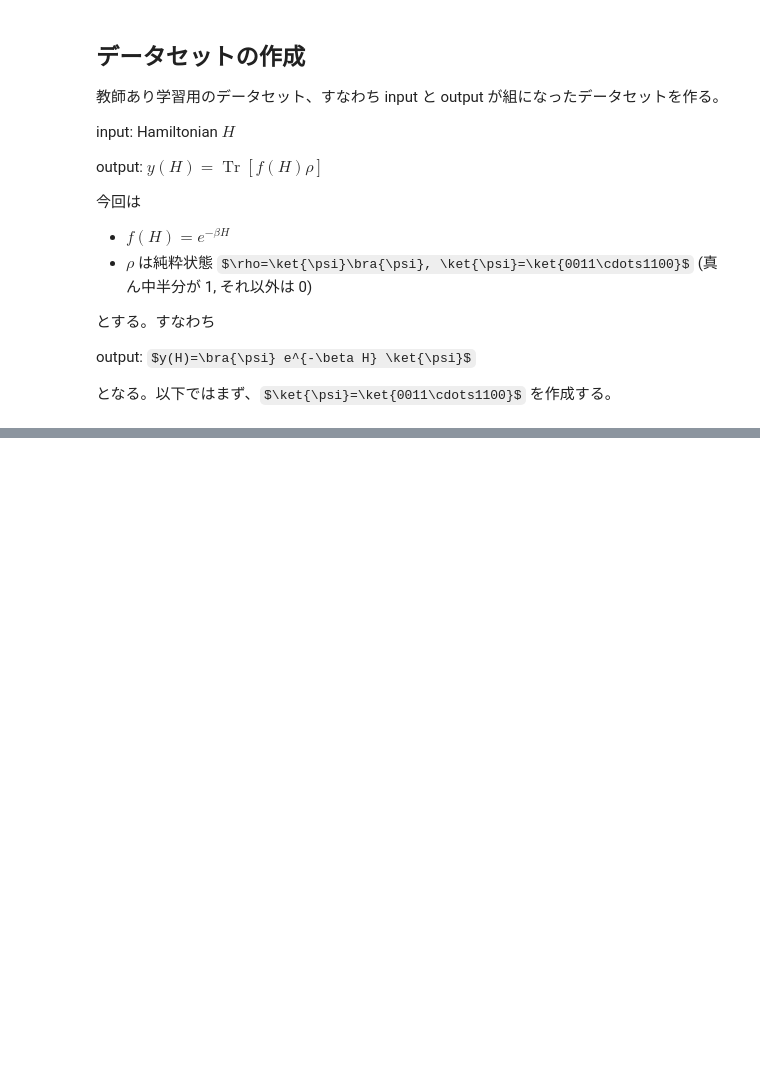
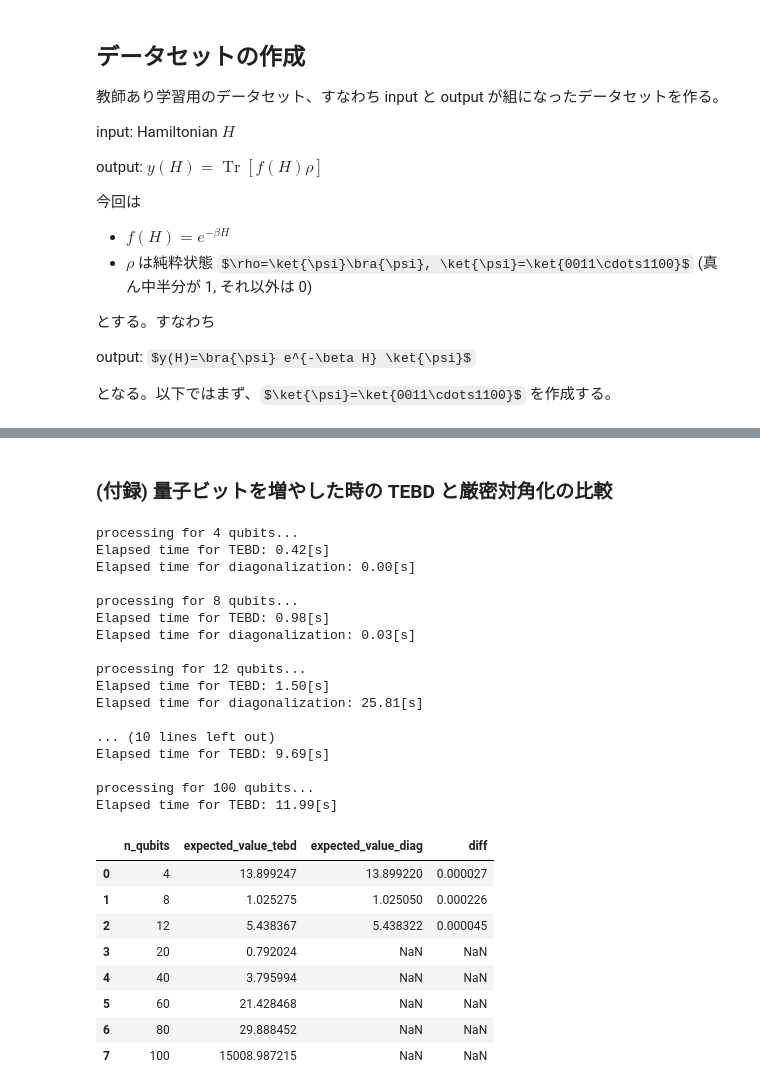
Before and after one commit to YutoMorohoshi/fourier_learning_ibm, a Jupyter notebook: get_dataset.ipynb, the cells around one changed output, grey strips where cells are left out. Cells and saved outputs as stored; diff of their text form; code cells hidden in the pictures; some formulas as TeX source; blank space fills up the shorter version.

```diff
--- a/get_dataset.ipynb
+++ b/get_dataset.ipynb
@@ -228,0 +200,57 @@ Sample 54/55
+# %% [markdown]
+### (付録) 量子ビットを増やした時の TEBD と厳密対角化の比較
+# %%
+n_qubits_list = [4, 8, 12, 20, 40, 60, 80, 100]
+expected_values_tebd = []
+expected_values_diag = []
+diffs = []
+rng = np.random.default_rng(42)
+n_qubits_diag_upper_bound = 12
+
+for n_qubits in n_qubits_list:
+    print(f"processing for {n_qubits} qubits...")
+    # [-1, 1] の一様分布から結合定数 Js の組を 1 組生成する
+    Js = rng.uniform(-1, 1, size=n_qubits - 1)
+    expected_value_tebd, expected_value_diag, diff = calculate_expected_value(
+        n_qubits, Js
+    )
+    expected_values_tebd.append(expected_value_tebd)
+    expected_values_diag.append(expected_value_diag)
+    diffs.append(diff)
+
+df = pd.DataFrame(
+    {
+        "n_qubits": n_qubits_list,
+        "expected_value_tebd": expected_values_tebd,
+        "expected_value_diag": expected_values_diag,
+        "diff": diffs,
+    }
+)
+display(df)
+# %% [output]
+processing for 4 qubits...
+Elapsed time for TEBD: 0.42[s]
+Elapsed time for diagonalization: 0.00[s]
+
+processing for 8 qubits...
+Elapsed time for TEBD: 0.98[s]
+Elapsed time for diagonalization: 0.03[s]
+
+processing for 12 qubits...
+Elapsed time for TEBD: 1.50[s]
+Elapsed time for diagonalization: 25.81[s]
+
+... (10 lines left out)
+Elapsed time for TEBD: 9.69[s]
+
+processing for 100 qubits...
+Elapsed time for TEBD: 11.99[s]
+|  | n_qubits | expected_value_tebd | expected_value_diag | diff |
+| 0 | 4 | 13.899247 | 13.899220 | 0.000027 |
+| 1 | 8 | 1.025275 | 1.025050 | 0.000226 |
+| 2 | 12 | 5.438367 | 5.438322 | 0.000045 |
+| 3 | 20 | 0.792024 | NaN | NaN |
+| 4 | 40 | 3.795994 | NaN | NaN |
+| 5 | 60 | 21.428468 | NaN | NaN |
+| 6 | 80 | 29.888452 | NaN | NaN |
+| 7 | 100 | 15008.987215 | NaN | NaN |
```
Also changed, not shown: parts of 4 cells of this notebook, 18 other files.
